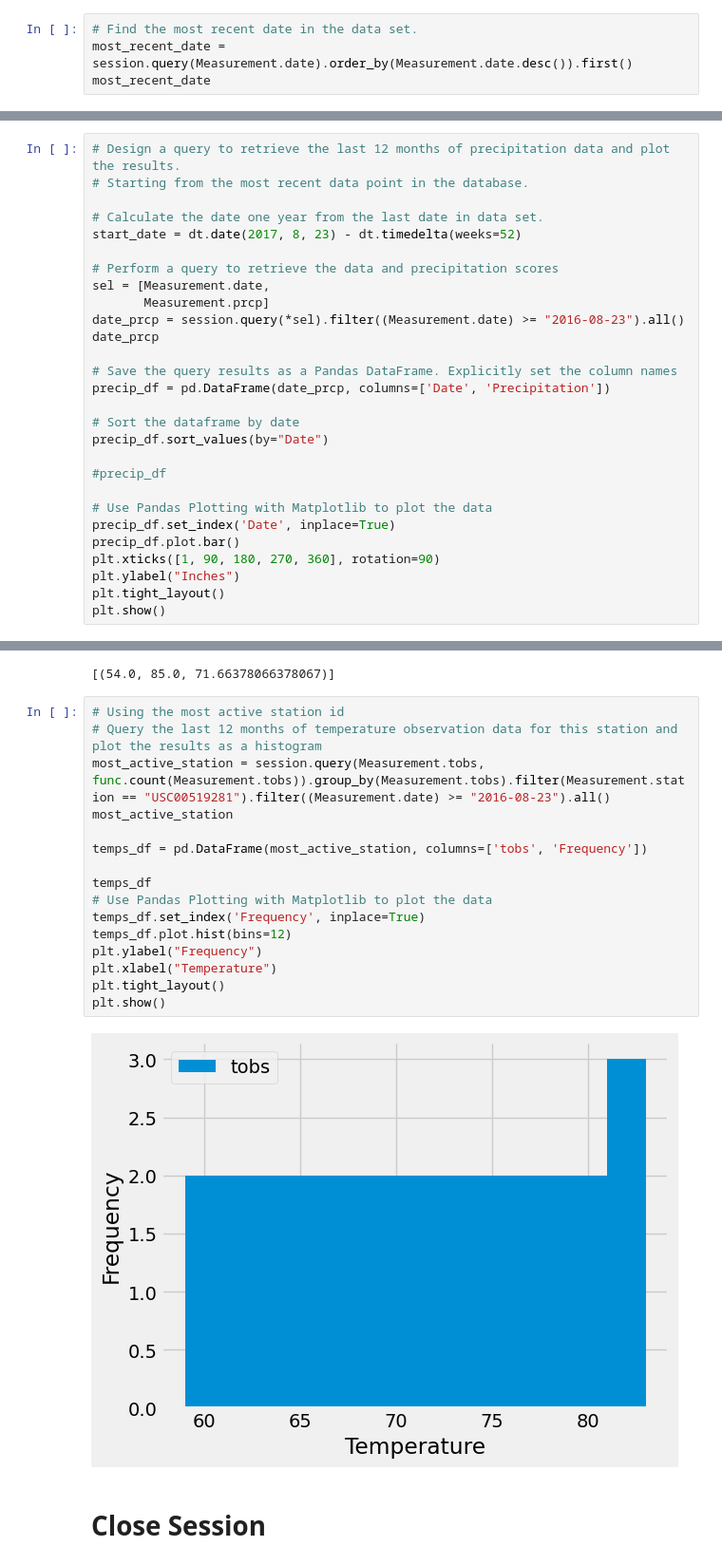
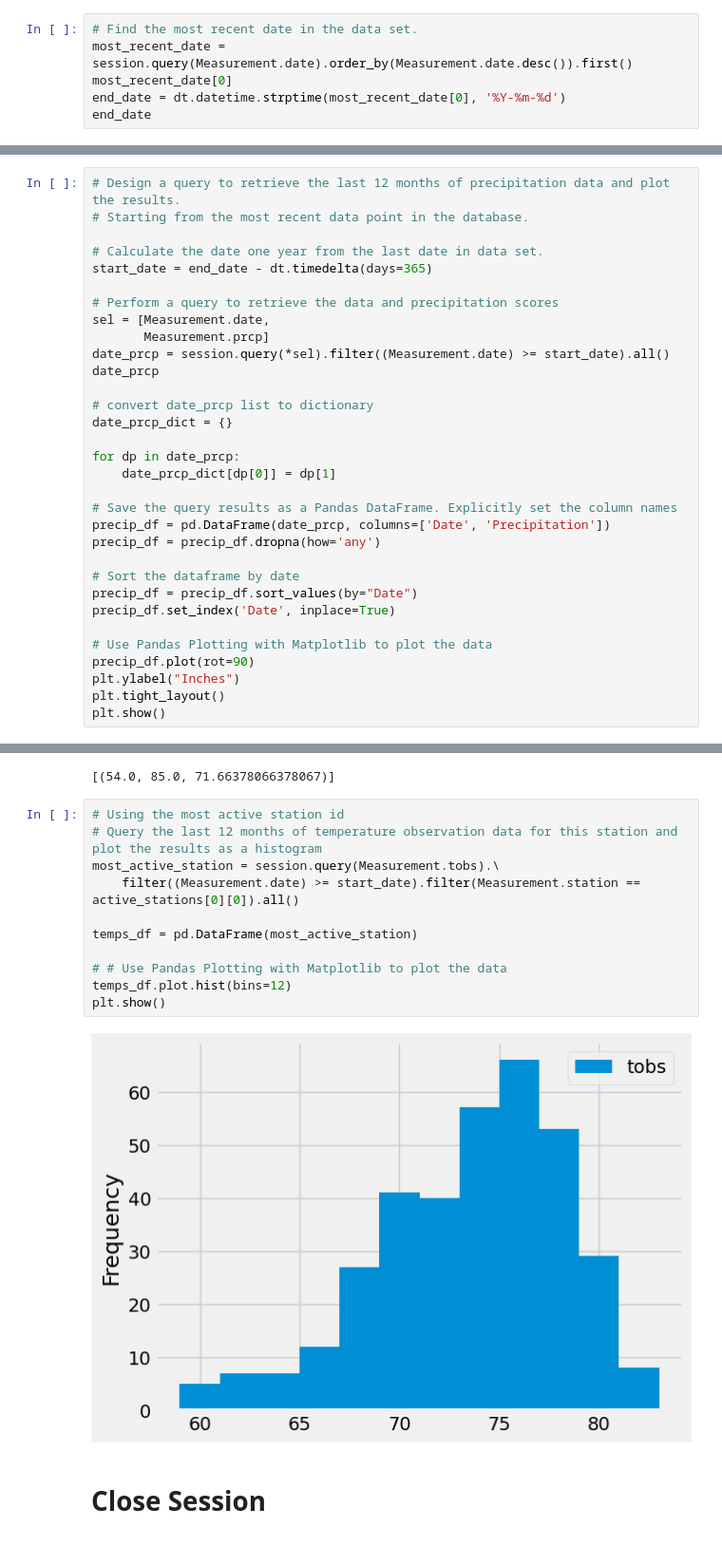
Before and after one commit to atmetz/sqlalchemy-challenge, a Jupyter notebook: Climate/climate_starter.ipynb, the cells around one changed output, grey strips where cells are left out. Shown: that part at 95% size. Drawn from its saved outputs; the diff is of its cells as text.

Commit message:
Final changes to climate_starter.ipynb

```diff
--- a/Climate/climate_starter.ipynb
+++ b/Climate/climate_starter.ipynb
@@ -51,5 +41,7 @@ first_row.__dict__
 # %%
 # Find the most recent date in the data set.
 most_recent_date = session.query(Measurement.date).order_by(Measurement.date.desc()).first()
-most_recent_date
+most_recent_date[0]
+end_date = dt.datetime.strptime(most_recent_date[0], '%Y-%m-%d')
+end_date
 # %% [output]
@@ -59,26 +51,30 @@ most_recent_date
 # Starting from the most recent data point in the database.
 
 # Calculate the date one year from the last date in data set.
-start_date = dt.date(2017, 8, 23) - dt.timedelta(weeks=52)
+start_date = end_date - dt.timedelta(days=365)
 
 # Perform a query to retrieve the data and precipitation scores
 sel = [Measurement.date,
        Measurement.prcp]
-date_prcp = session.query(*sel).filter((Measurement.date) >= "2016-08-23").all()
+date_prcp = session.query(*sel).filter((Measurement.date) >= start_date).all()
 date_prcp
+
+# convert date_prcp list to dictionary
+date_prcp_dict = {}
+
+for dp in date_prcp:
+    date_prcp_dict[dp[0]] = dp[1]
 
 # Save the query results as a Pandas DataFrame. Explicitly set the column names
 precip_df = pd.DataFrame(date_prcp, columns=['Date', 'Precipitation'])
+precip_df = precip_df.dropna(how='any')
 
 # Sort the dataframe by date
-precip_df.sort_values(by="Date")
-
-#precip_df
+precip_df = precip_df.sort_values(by="Date")
+precip_df.set_index('Date', inplace=True)
 
 # Use Pandas Plotting with Matplotlib to plot the data
-precip_df.set_index('Date', inplace=True)
-precip_df.plot.bar()
-plt.xticks([1, 90, 180, 270, 360], rotation=90)
+precip_df.plot(rot=90)
 plt.ylabel("Inches")
 plt.tight_layout()
 plt.show()
@@ -164,21 +145,16 @@ session.query(*sel).filter(Measurement.station == "USC00519281").all()
 # %%
 # Using the most active station id
 # Query the last 12 months of temperature observation data for this station and plot the results as a histogram
-most_active_station = session.query(Measurement.tobs, func.count(Measurement.tobs)).group_by(Measurement.tobs).filter(Measurement.station == "USC00519281").filter((Measurement.date) >= "2016-08-23").all()
-most_active_station
+most_active_station = session.query(Measurement.tobs).\
+    filter((Measurement.date) >= start_date).filter(Measurement.station == active_stations[0][0]).all()
 
-temps_df = pd.DataFrame(most_active_station, columns=['tobs', 'Frequency'])
+temps_df = pd.DataFrame(most_active_station)
 
-temps_df
-# Use Pandas Plotting with Matplotlib to plot the data
-temps_df.set_index('Frequency', inplace=True)
+# # Use Pandas Plotting with Matplotlib to plot the data
 temps_df.plot.hist(bins=12)
-plt.ylabel("Frequency")
-plt.xlabel("Temperature")
-plt.tight_layout()
 plt.show()
 # %% [output]
-[figure, old version]
+[figure, new version]
 # %% [markdown]
 # Close Session
 # %%
```
Also changed, not shown: parts of 6 cells of this notebook.
